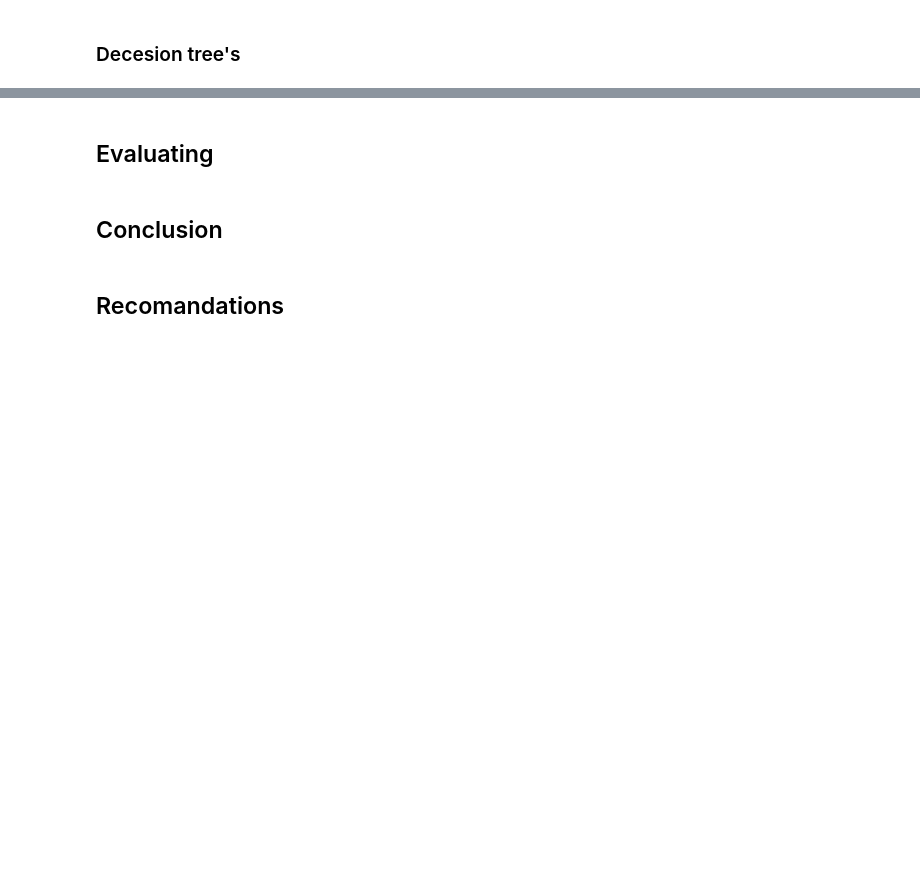
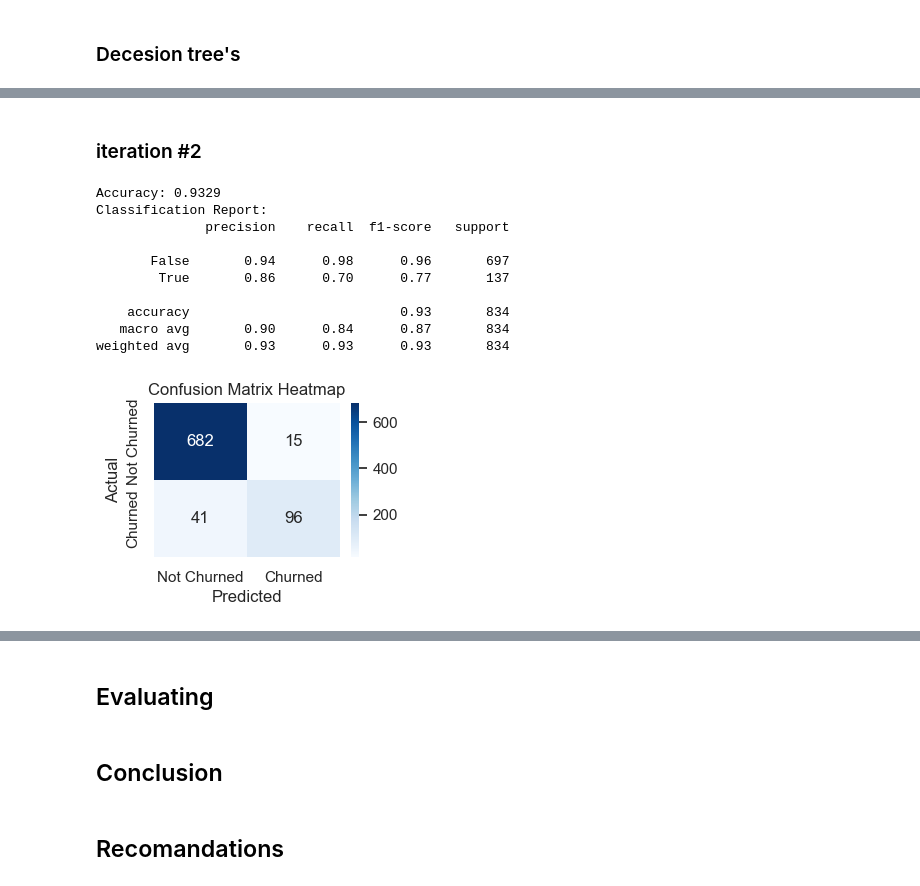
Before and after one commit to Churabros/Churn-predictor-model, a Jupyter notebook: index.ipynb, the cells around one changed output, grey strips where cells are left out. Cells and saved outputs as stored; diff of their text form; code cells hidden in the pictures; blank space fills up the shorter version.

```diff
--- a/index.ipynb
+++ b/index.ipynb
@@ -480,0 +555,38 @@ weighted avg       0.84      0.87      0.85      1000
+# %% [markdown]
+### iteration #2
+# %%
+# Hyperparameter tuning using GridSearchCV
+param_grid = {
+    'max_depth': [5, 10, 15],
+    'min_samples_split': [2, 5, 10],
+    'min_samples_leaf': [1, 2, 5],
+    'class_weight': ['balanced', None]
+}
+
+grid_search = GridSearchCV(estimator=DecisionTreeClassifier(), param_grid=param_grid, cv=5, scoring='accuracy')
+grid_search.fit(X_train, y_train)
+
+best_model_tree = grid_search.best_estimator_
+# %%
+y_pred_best_tree = best_model_tree.predict(X_test)
+# %%
+# 1. Accuracy
+accuracy = accuracy_score(y_test, y_pred_best_tree)
+print(f"Accuracy: {accuracy:.4f}")
+
+# 2. Classification Report
+print("Classification Report:")
+print(classification_report(y_test, y_pred_best_tree))
+plot_confusion_matrix(y_test, y_pred_best_tree, labels=['Not Churned', 'Churned'])
+# %% [output]
+Accuracy: 0.9329
+Classification Report:
+              precision    recall  f1-score   support
+
+       False       0.94      0.98      0.96       697
+        True       0.86      0.70      0.77       137
+
+    accuracy                           0.93       834
+   macro avg       0.90      0.84      0.87       834
+weighted avg       0.93      0.93      0.93       834
+[figure, added]
```
Also changed, not shown: parts of 15 cells of this notebook.
